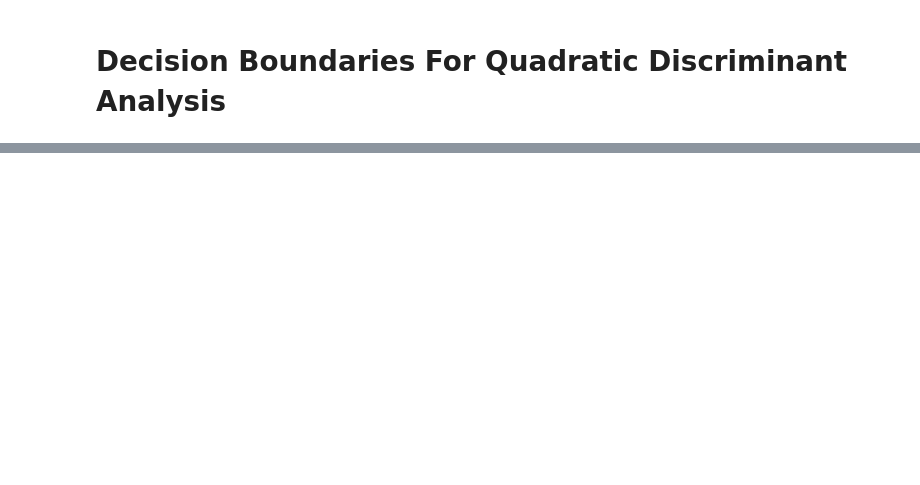
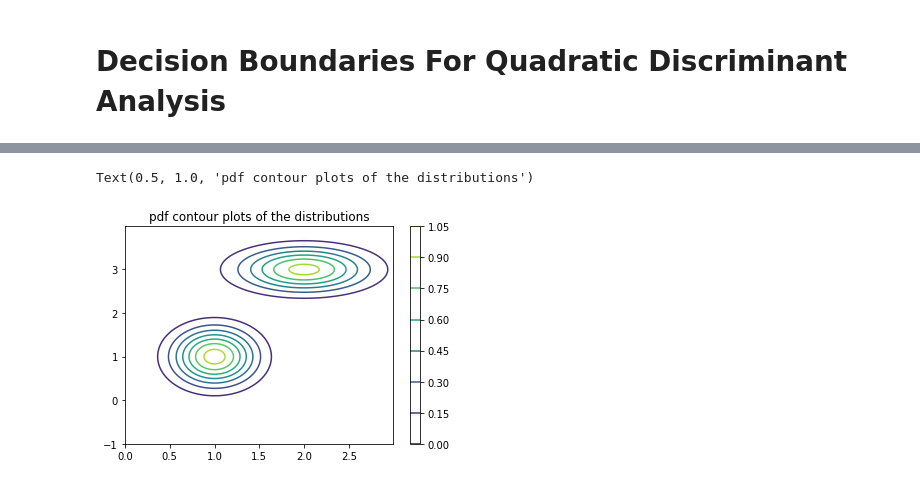
Before and after one commit to SaffetGokcenSen/Gaussian-Models, a Jupyter notebook: decision_boundaries_for_quadratic_discriminant_analysis.ipynb, the cells around one changed output, grey strips where cells are left out. Drawn from its saved outputs; the diff is of its cells as text; code cells hidden in the pictures; blank space fills up the shorter version.

```diff
--- a/decision_boundaries_for_quadratic_discriminant_analysis.ipynb
+++ b/decision_boundaries_for_quadratic_discriminant_analysis.ipynb
@@ -35,0 +125,19 @@ gives element $x_{2}$ given element $x_{1}$ of $\textbf{x}$
+# %%
+from scipy.stats import multivariate_normal
+
+x, y = np.mgrid[0:3:.01, -1:4:.01]
+pos = np.empty(x.shape + (2,))
+pos[:, :, 0] = x; pos[:, :, 1] = y
+
+rv1 = multivariate_normal(mean_1_t, cov_1)
+rv2 = multivariate_normal(mean_2_t, cov_2)
+
+fig, ax = plt.subplots()
+_ = ax.contour(x, y, rv1.pdf(pos))
+contour_plot = ax.contour(x, y, rv2.pdf(pos))
+_ = fig.colorbar(contour_plot, ax=ax)
+
+ax.set_title('pdf contour plots of the distributions')
+# %% [output]
+Text(0.5, 1.0, 'pdf contour plots of the distributions')
+[figure, added]
```
Also changed, not shown: parts of 5 cells of this notebook.
